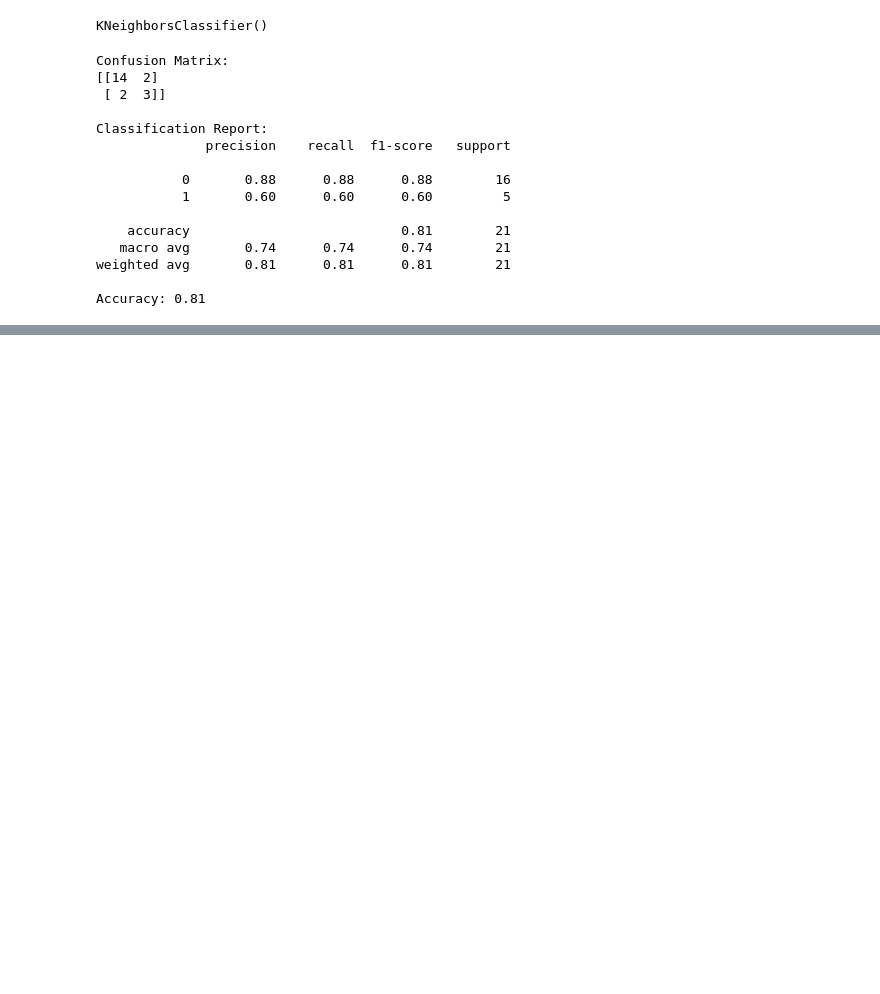
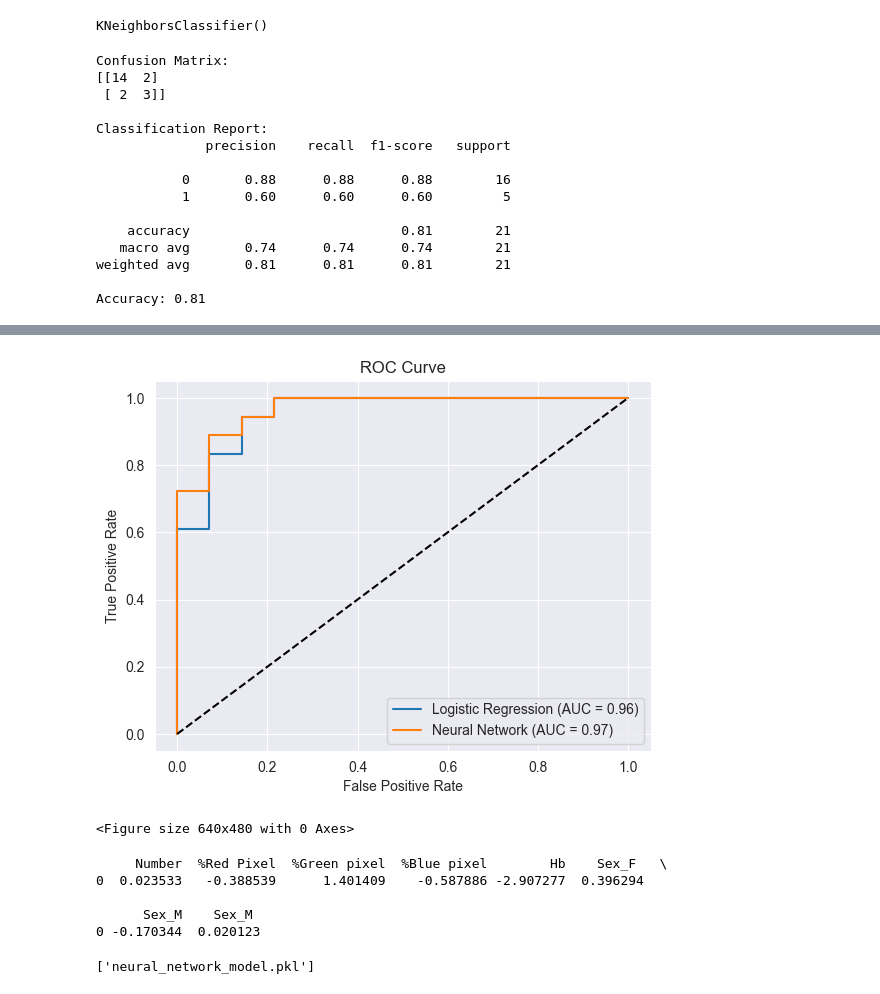
Before and after one commit to JustJin28/Anaemia-Prediction, a Jupyter notebook: Data Preparation and Modeling Notebook.ipynb, the cells around one changed output, grey strips where cells are left out. Saved outputs shown, nothing was run; the diff lists cells and outputs as text; code cells hidden in the pictures; blank space fills up the shorter version.

```diff
--- a/Data Preparation and Modeling Notebook.ipynb
+++ b/Data Preparation and Modeling Notebook.ipynb
@@ -93,0 +252,6 @@ Accuracy: 0.81
+# %%
+# Initialize logistic regression model with class weight adjustment
+log_reg_smote = LogisticRegression(class_weight='balanced', random_state=42)
+# %%
+# Fit the model
+log_reg_smote.fit(X_train_res, y_train_res)
@@ -93,0 +296,6 @@ Accuracy: 0.81
+# %%
+# Initialize neural network model
+mlp = MLPClassifier(hidden_layer_sizes=(10,), max_iter=1000, random_state=42)
+# %%
+# Fit the model on the resampled training data
+mlp.fit(X_train_res, y_train_res)
@@ -93,0 +343,44 @@ Accuracy: 0.81
+# %%
+# Logistic Regression
+y_pred_prob_log_reg = log_reg_smote.predict_proba(X_test_res)[:,1]
+fpr_log_reg, tpr_log_reg, _ = roc_curve(y_test_res, y_pred_prob_log_reg)
+roc_auc_log_reg = roc_auc_score(y_test_res, y_pred_prob_log_reg)
+
+# Neural Network
+y_pred_prob_mlp = mlp.predict_proba(X_test_res)[:,1]
+fpr_mlp, tpr_mlp, _ = roc_curve(y_test_res, y_pred_prob_mlp)
+roc_auc_mlp = roc_auc_score(y_test_res, y_pred_prob_mlp)
+
+plt.figure()
+plt.plot(fpr_log_reg, tpr_log_reg, label=f'Logistic Regression (AUC = {roc_auc_log_reg:.2f})')
+plt.plot(fpr_mlp, tpr_mlp, label=f'Neural Network (AUC = {roc_auc_mlp:.2f})')
+plt.plot([0, 1], [0, 1], 'k--')
+plt.xlabel('False Positive Rate')
+plt.ylabel('True Positive Rate')
+plt.title('ROC Curve')
+plt.legend(loc='lower right')
+plt.show()
+
+# Save the plot as an image file
+plt.savefig('roc_curve.png')
+# %% [output]
+[figure, added]
+<Figure size 640x480 with 0 Axes>
+# %%
+# Logistic Regression Coefficients
+coefficients = pd.DataFrame(log_reg_smote.coef_, columns=X.columns)
+print(coefficients)
+# %% [output]
+     Number  %Red Pixel  %Green pixel  %Blue pixel        Hb    Sex_F   \
+0  0.023533   -0.388539      1.401409    -0.587886 -2.907277  0.396294
+
+      Sex_M    Sex_M
+0 -0.170344  0.020123
+# %%
+# Save the logistic regression model
+joblib.dump(log_reg_smote, 'logistic_regression_model.pkl')
+
+# Save the neural network model
+joblib.dump(mlp, 'neural_network_model.pkl')
+# %% [output]
+['neural_network_model.pkl']
```
Also changed, not shown: parts of 29 cells of this notebook, 6 other files.
